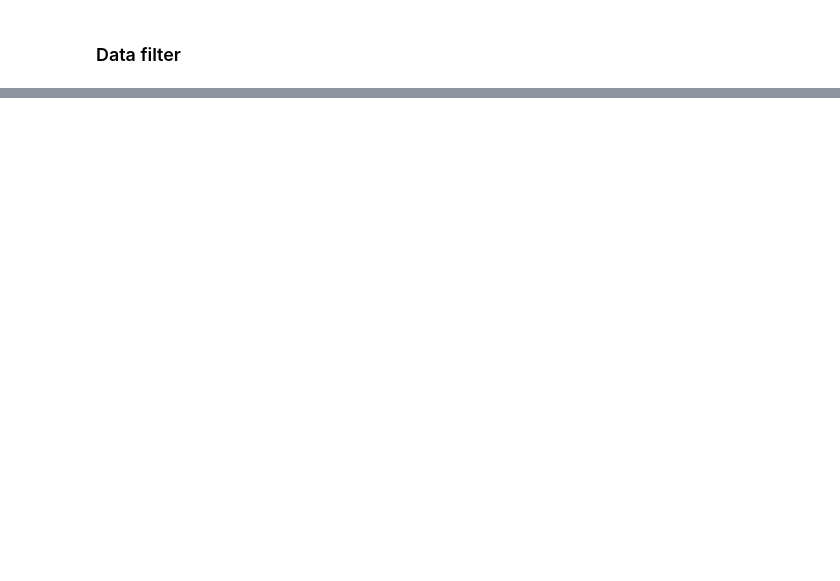
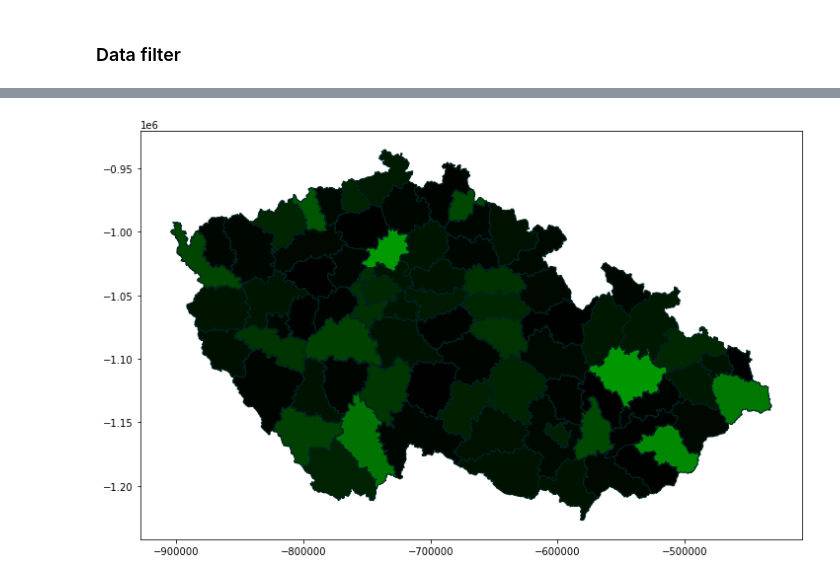
Before and after one commit to kubablack/auctions_project_Galle_Cerny, a Jupyter notebook: auctions.ipynb, the cells around one changed output, grey strips where cells are left out. Cells and saved outputs as stored; diff of their text form; code cells hidden in the pictures; blank space fills up the shorter version.

```diff
--- a/auctions.ipynb
+++ b/auctions.ipynb
@@ -211,3 +270,16 @@ max(countlist)
+# %%
+fig = plt.figure(figsize=(12,12))
+ax = fig.gca()
+for i in range(len(districtslist)):
+    shade=int(d_avglist[i]/max(d_avglist)//0.01)#making integers to put in colour codes
+    if shade>9:fillcolour="#00{}00".format(shade)
+    else:fillcolour="#000{}00".format(shade)
+    poly=sf.shape(i).__geo_interface__
+    ax.add_patch(PolygonPatch(poly, fc=fillcolour, ec='#002222', alpha=1, zorder=2 ))
+ax.axis('scaled')
+plt.show()
+# %% [output]
+[figure, added]
 # %%
 fig = plt.figure(figsize=(12,12))
 ax = fig.gca()
```
Also changed, not shown: parts of 11 cells of this notebook.
